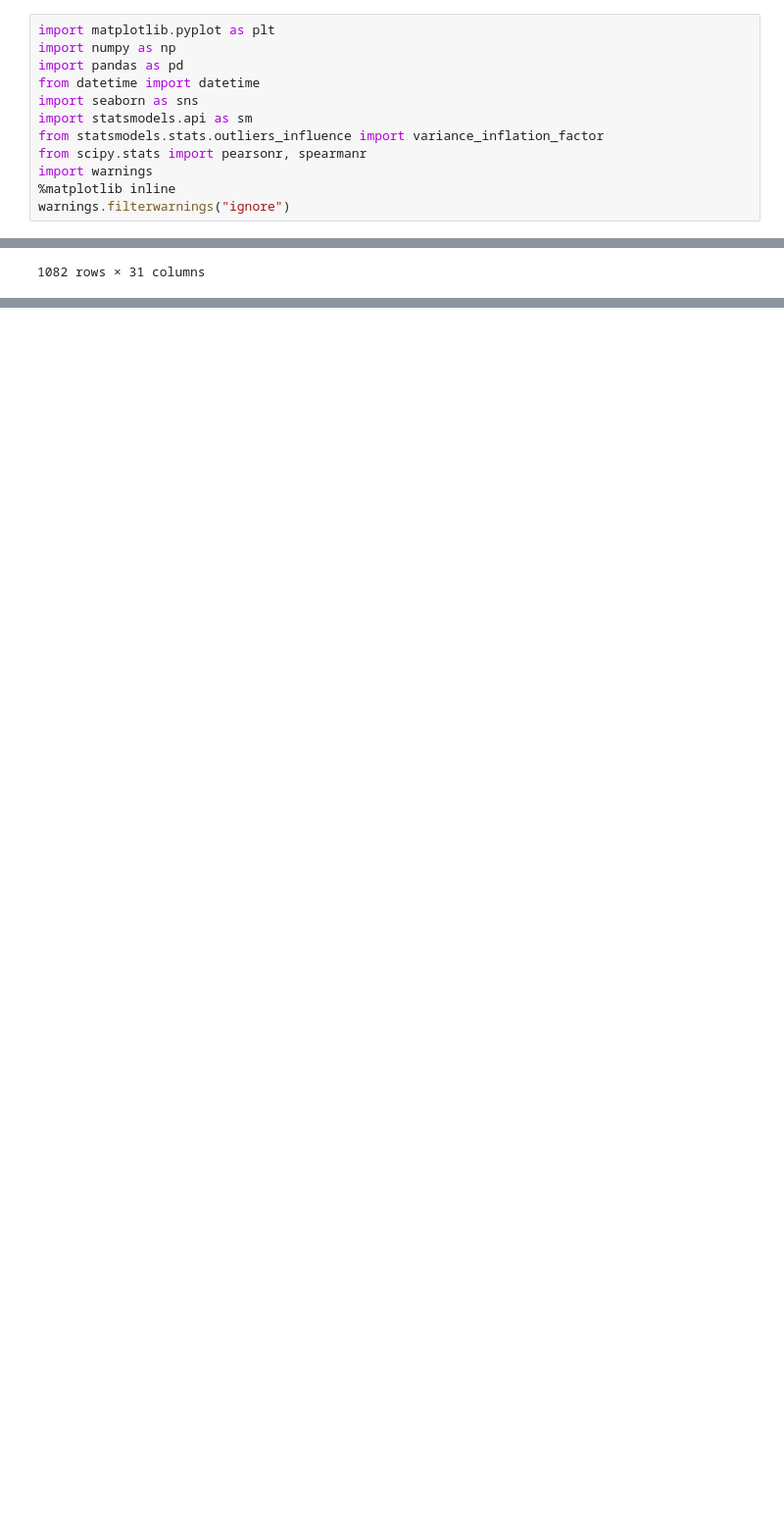
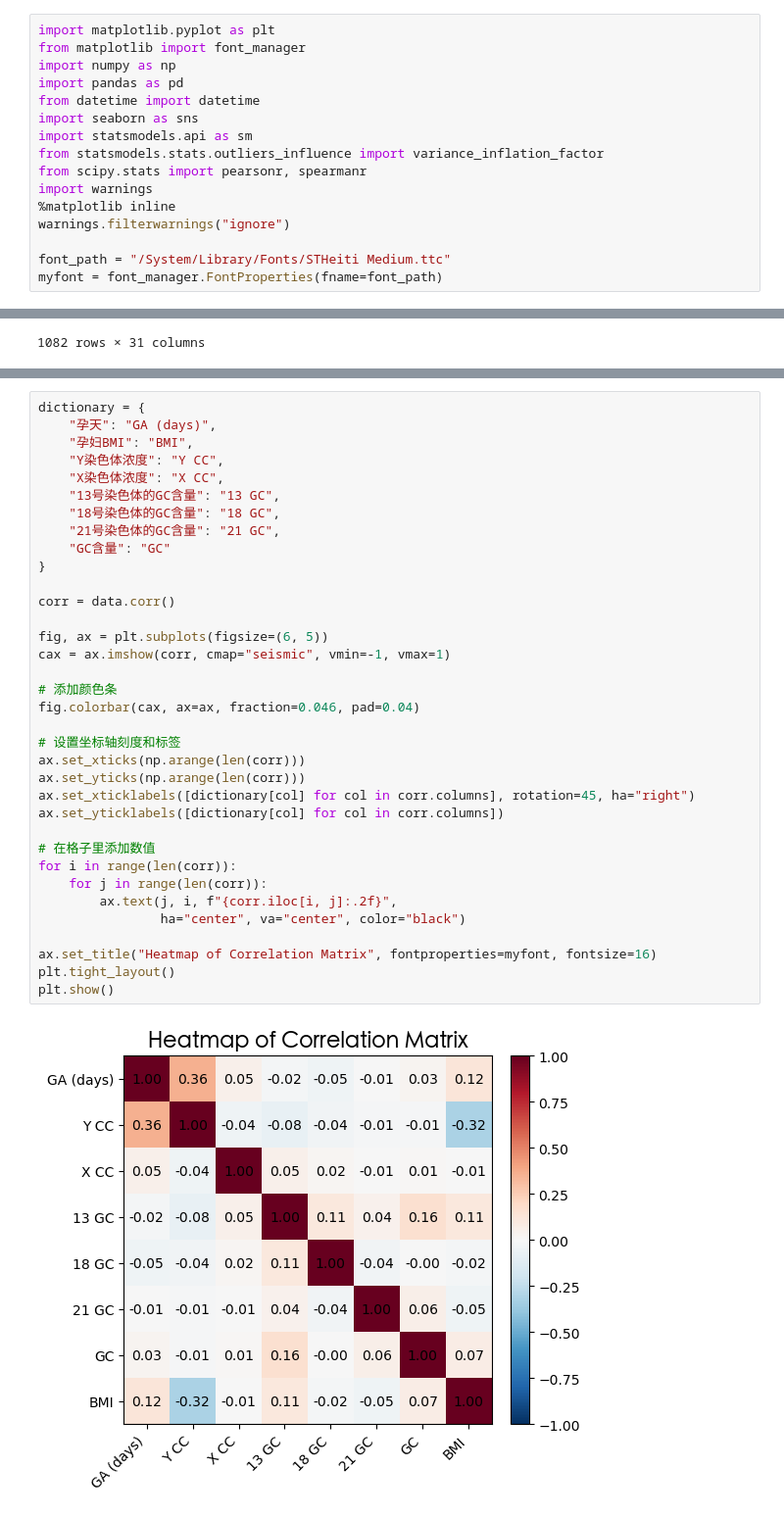
Before and after one commit to YichenShen0103/CUMCM-25C, a Jupyter notebook: data_explore.ipynb, the cells around one changed output, grey strips where cells are left out. Shown at 98% size. Cells and saved outputs as stored; diff of their text form; blank space fills up the shorter version.

```diff
--- a/data_explore.ipynb
+++ b/data_explore.ipynb
@@ -3,6 +3,7 @@
 [![Open in Colab](https://colab.research.google.com/assets/colab-badge.svg)](https://colab.research.google.com/github/YichenShen0103/CUMCM-25C/blob/main/data_explore.ipynb)
 # %%
 import matplotlib.pyplot as plt
+from matplotlib import font_manager
 import numpy as np
 import pandas as pd
 from datetime import datetime
@@ -13,6 +14,9 @@ from scipy.stats import pearsonr, spearmanr
 import warnings
 %matplotlib inline
 warnings.filterwarnings("ignore")
+
+font_path = "/System/Library/Fonts/STHeiti Medium.ttc"
+myfont = font_manager.FontProperties(fname=font_path)
 # %%
 # read in data
 url = 'https://raw.githubusercontent.com/YichenShen0103/CUMCM-25C/main/data/data.xlsx'
@@ -80,3 +90,40 @@ data
+# %%
+dictionary = {
+    "孕天": "GA (days)",
+    "孕妇BMI": "BMI",
+    "Y染色体浓度": "Y CC",
+    "X染色体浓度": "X CC",
+    "13号染色体的GC含量": "13 GC",
+    "18号染色体的GC含量": "18 GC",
+    "21号染色体的GC含量": "21 GC",
+    "GC含量": "GC"
+}
+
+corr = data.corr()
+
+fig, ax = plt.subplots(figsize=(6, 5))
+cax = ax.imshow(corr, cmap="seismic", vmin=-1, vmax=1)
+
+# 添加颜色条
+fig.colorbar(cax, ax=ax, fraction=0.046, pad=0.04)
+
+# 设置坐标轴刻度和标签
+ax.set_xticks(np.arange(len(corr)))
+ax.set_yticks(np.arange(len(corr)))
+ax.set_xticklabels([dictionary[col] for col in corr.columns], rotation=45, ha="right")
+ax.set_yticklabels([dictionary[col] for col in corr.columns])
+
+# 在格子里添加数值
+for i in range(len(corr)):
+    for j in range(len(corr)):
+        ax.text(j, i, f"{corr.iloc[i, j]:.2f}",
+                ha="center", va="center", color="black")
+
+ax.set_title("Heatmap of Correlation Matrix", fontproperties=myfont, fontsize=16)
+plt.tight_layout()
+plt.show()
+# %% [output]
+[figure, added]
 # %%
 plt.scatter(data["孕天"], data["Y染色体浓度"])
 plt.xlabel("Pregnancy days")
```
Also changed, not shown: parts of 7 cells of this notebook.
